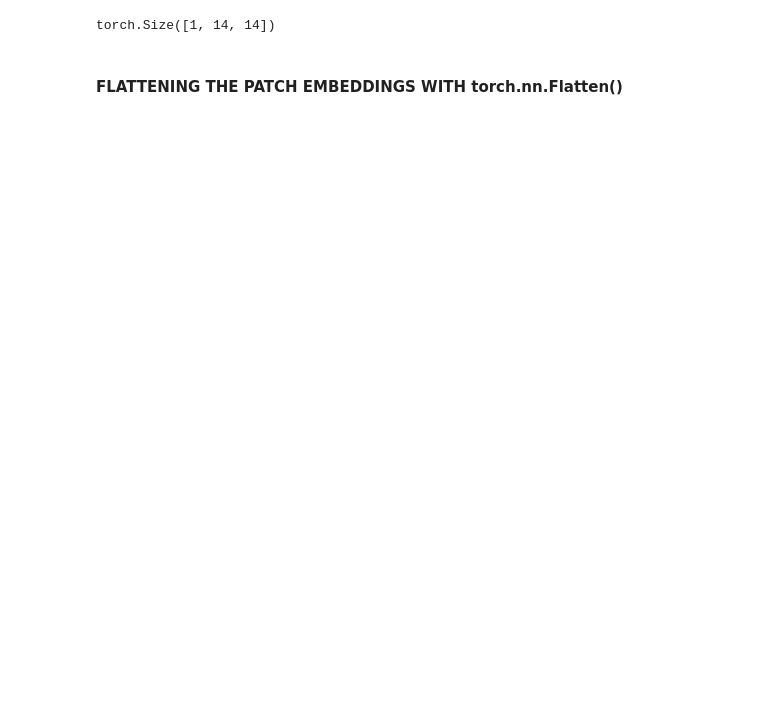
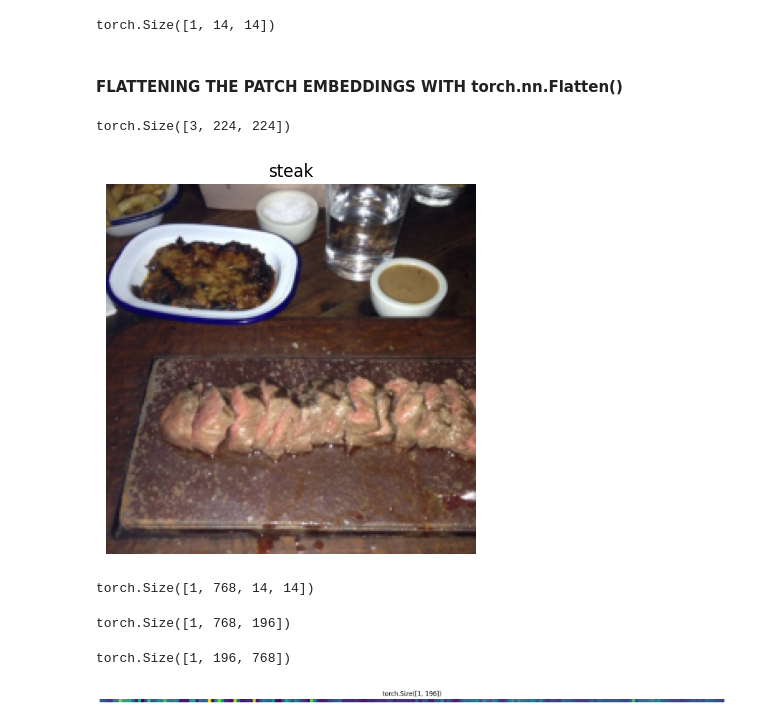
Before and after one commit to Abisheklimbu/pytorch, a Jupyter notebook: 08_paper_replicating/paper_replicating.ipynb, the cells around one changed output. Drawn from its saved outputs; the diff is of its cells as text; code cells hidden in the pictures; blank space fills up the shorter version.

Commit message:
flatten layer added

```diff
--- a/08_paper_replicating/paper_replicating.ipynb
+++ b/08_paper_replicating/paper_replicating.ipynb
@@ -347,0 +351,31 @@ torch.Size([1, 14, 14])
+# %%
+plt.imshow(image.permute(1,2,0))
+plt.title(class_names[label])
+print(image.shape)
+plt.axis("off");
+# %% [output]
+torch.Size([3, 224, 224])
+[figure, added]
+# %%
+img_out_of_conv = conv2d(image.unsqueeze(0))
+img_out_of_conv.shape
+# %% [output]
+torch.Size([1, 768, 14, 14])
+# %%
+img_out_of_flattened = flatten(img_out_of_conv)
+img_out_of_flattened.shape
+# %% [output]
+torch.Size([1, 768, 196])
+# %%
+img_out_of_conv_flattened_reshaped = img_out_of_flattened.permute(0,2,1)
+img_out_of_conv_flattened_reshaped.shape
+# %% [output]
+torch.Size([1, 196, 768])
+# %%
+single_flattened_feature_map = img_out_of_conv_flattened_reshaped[:, :, 0]
+plt.figure(figsize=(22,22))
+plt.imshow(single_flattened_feature_map.detach().numpy())
+plt.title(single_flattened_feature_map.shape)
+plt.axis("off");
+# %% [output]
+[figure, added]
```
Also changed, not shown: parts of 12 cells of this notebook.
